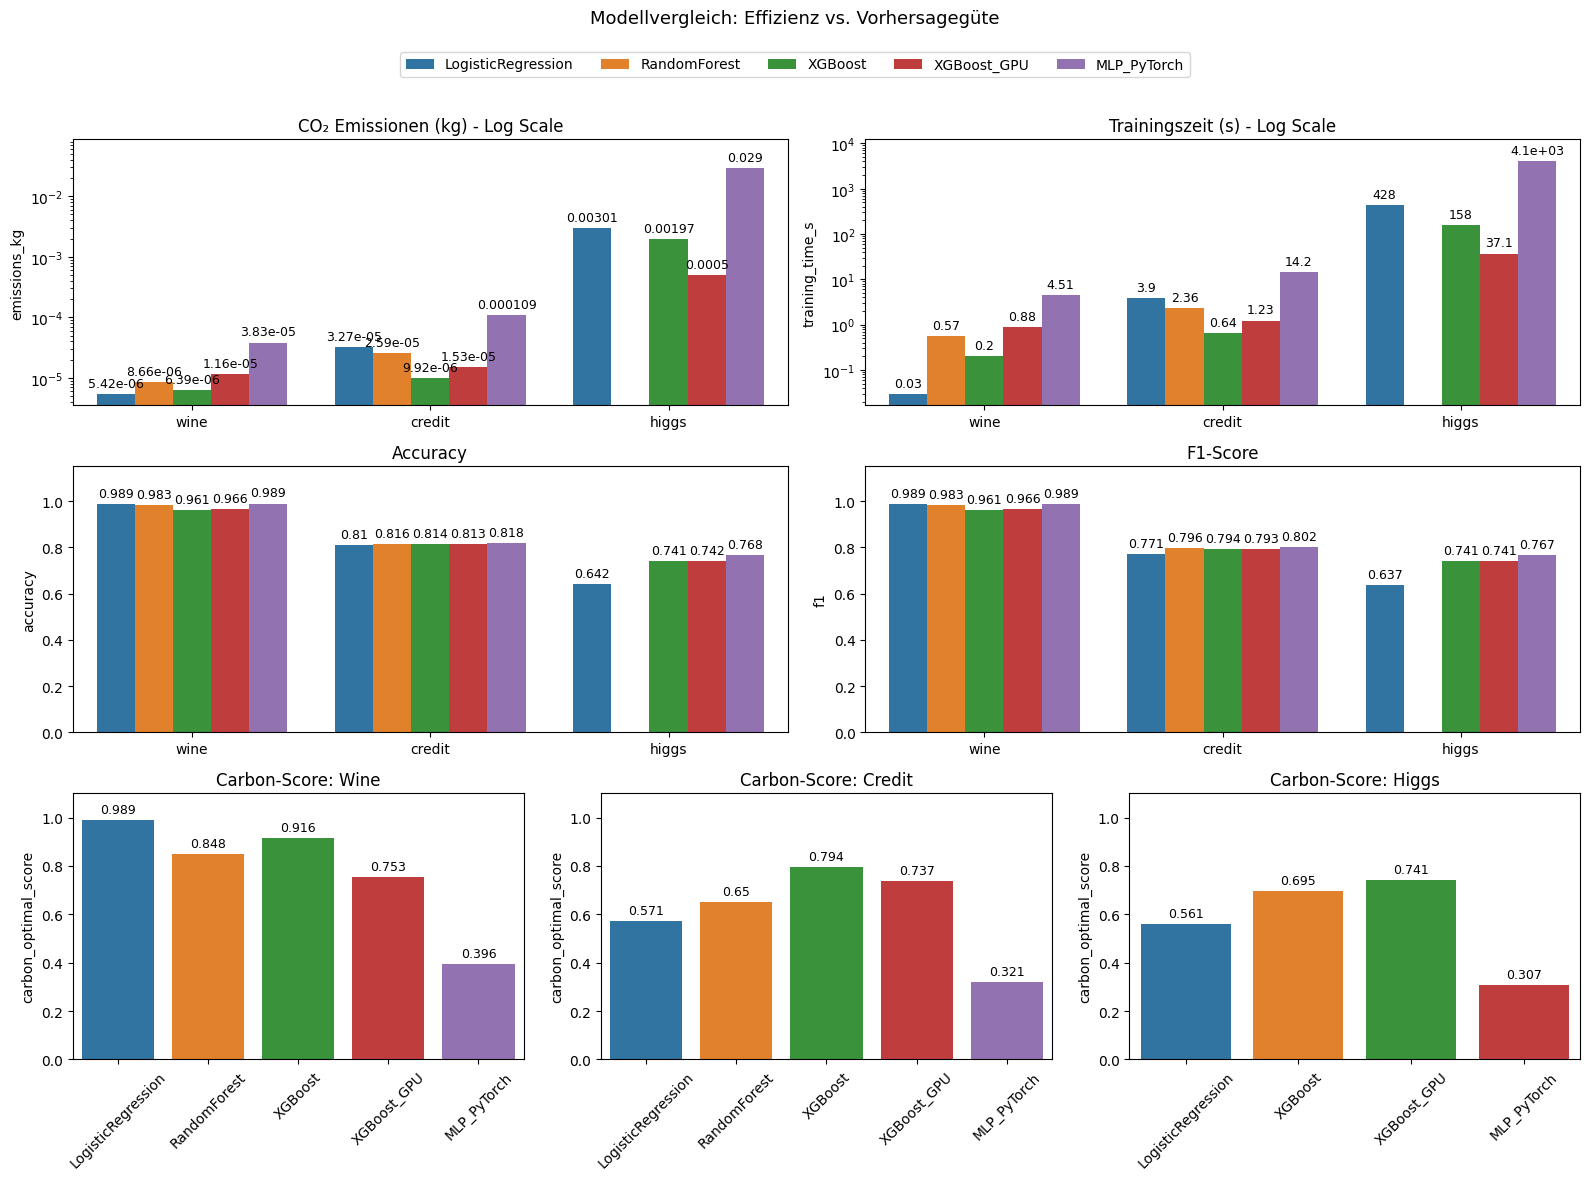
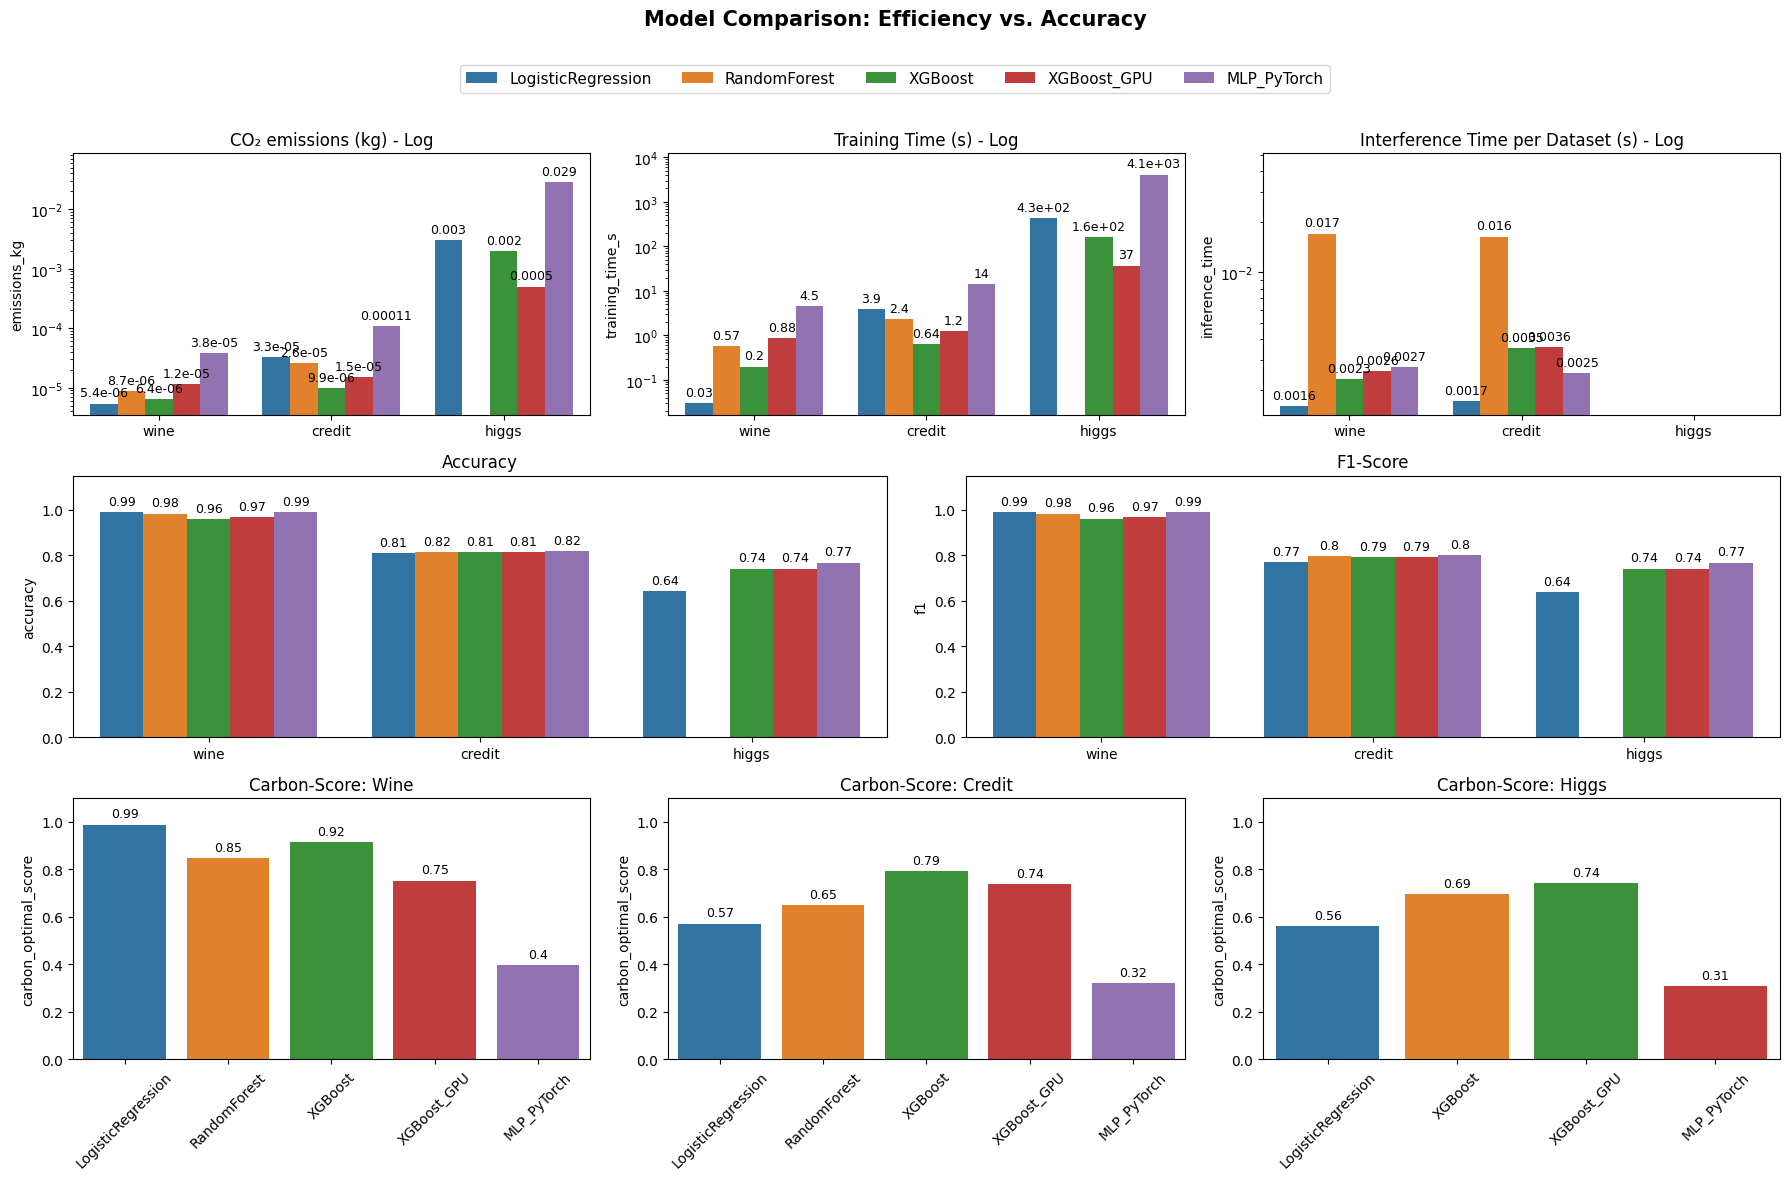
The notebook cell's code change between the first figure and the second:
--- before
+++ after
@@ -1,10 +1,20 @@
-df = pd.read_csv("../results/results.csv")
+import pandas as pd
+import matplotlib.pyplot as plt
+import seaborn as sns
 
-df = df[["timestamp", "model", "dataset", "nrows", "accuracy", "f1", "emissions_kg", "training_time_s"]]
+# 1. Beide CSV-Dateien einlesen
+df_results = pd.read_csv("../results/results.csv")
+df_inf = pd.read_csv("../results/inference_time.csv")
 
-df = df.drop_duplicates(subset=["dataset", "nrows", "model"], keep="last")
+df_results = df_results[["timestamp", "model", "dataset", "nrows", "accuracy", "f1", "emissions_kg", "training_time_s"]]
+
+# Duplikate in beiden DataFrames bereinigen
+df_results = df_results.drop_duplicates(subset=["dataset", "nrows", "model"], keep="last")
+df_inf = df_inf.drop_duplicates(subset=["dataset", "nrows", "model"], keep="last")
+
+# 2. DataFrames anhand von Modell, Datensatz und Zeilenanzahl zusammenführen (Merge)
+df = pd.merge(df_results, df_inf[["model", "dataset", "nrows", "inference_time"]], on=["model", "dataset", "nrows"], how="left")
 
 # l_1 gibt der Trainingszeit etwas weniger Gewicht während l_2 die emissions mit voller Gewichtung betrachtet.
-# so soll ein langsames Modell was aber nicht so viel verbraucht nicht so hart bestraft werden wie eins was einfach viel CO2 ausschüttet 
 l_1 = 0.5
 l_2 = 1
@@ -20,15 +30,17 @@
 df["carbon_optimal_score"] = df["f1"] / (1 + l_1 * df["time_scaled"] + l_2 * df["co2_scaled"])
 
+# 3. Layout anpassen: Erste Zeile hat nun 3 Plots (emissions, time, inf_time)
 layout = [
-    ["emissions", "emissions", "emissions", "time", "time", "time"],
+    ["emissions", "emissions", "time", "time", "inf_time", "inf_time"],
     ["acc", "acc", "acc", "f1", "f1", "f1"],
     ["carb_wine", "carb_wine", "carb_credit", "carb_credit", "carb_higgs", "carb_higgs"]
 ]
 
-fig, axes = plt.subplot_mosaic(layout, figsize=(16, 12))
-fig.suptitle("Modellvergleich: Effizienz vs. Vorhersagegüte", fontsize=13)
+fig, axes = plt.subplot_mosaic(layout, figsize=(18, 12)) # Breite leicht erhöht für 3 Plots nebeneinander
+fig.suptitle("Model Comparison: Efficiency vs. Accuracy", fontsize=15, fontweight='bold', y=0.98)
 
+# --- REIHE 1: Ressourcen & Zeit ---
 sns.barplot(data=df, x="dataset", y="emissions_kg", hue="model", ax=axes["emissions"])
-axes["emissions"].set_title("CO₂ Emissionen (kg) - Log Scale")
+axes["emissions"].set_title("CO₂ Emissions (kg) - Log")
 axes["emissions"].set_yscale("log")
 axes["emissions"].set_xlabel("")
@@ -36,9 +48,17 @@
 
 sns.barplot(data=df, x="dataset", y="training_time_s", hue="model", ax=axes["time"])
-axes["time"].set_title("Trainingszeit (s) - Log Scale")
+axes["time"].set_title("Training Time (s) - Log")
 axes["time"].set_yscale("log")
 axes["time"].set_xlabel("")
 axes["time"].set_ylim(top=df["training_time_s"].max() * 3)
 
+# NEU: Inferenzzeit Plot
+sns.barplot(data=df, x="dataset", y="inference_time", hue="model", ax=axes["inf_time"])
+axes["inf_time"].set_title("Interference Time per Dataset (s) - Log")
+axes["inf_time"].set_yscale("log")
+axes["inf_time"].set_xlabel("")
+axes["inf_time"].set_ylim(top=df["inference_time"].max() * 3)
+
+# --- REIHE 2: Vorhersagegüte ---
 sns.barplot(data=df, x="dataset", y="accuracy", hue="model", ax=axes["acc"])
 axes["acc"].set_title("Accuracy")
@@ -51,4 +71,5 @@
 axes["f1"].set_xlabel("")
 
+# --- REIHE 3: Custom Score ---
 datasets = ["wine", "credit", "higgs"]
 carb_keys = ["carb_wine", "carb_credit", "carb_higgs"]
@@ -62,18 +83,17 @@
     axes[key].tick_params(axis='x', rotation=45)
 
+# --- Labels und Legende ---
 for name, ax in axes.items():
     for container in ax.containers:
-        ax.bar_label(container, fmt="%.3g", padding=3, fontsize=9)
+        # fmt="%.2g" formatiert extrem kleine Zahlen (wie Inferenzzeiten) automatisch in wissenschaftliche Notation (z.B. 1.2e-05)
+        ax.bar_label(container, fmt="%.2g", padding=3, fontsize=9) 
     
-    # Remove EVERY individual legend inside the subplots
     if ax.get_legend():
         ax.get_legend().remove()
 
-# Create one master legend for the entire figure at the top center
 handles, labels = axes["emissions"].get_legend_handles_labels()
-fig.legend(handles, labels, loc='upper center', bbox_to_anchor=(0.5, 0.95), ncol=5, fontsize=10, title=None)
+fig.legend(handles, labels, loc='upper center', bbox_to_anchor=(0.5, 0.94), ncol=5, fontsize=11, title=None)
 
-# Adjust the top margin so the title and master legend don't overlap
-plt.tight_layout(rect=[0, 0, 1, 0.93]) 
+plt.tight_layout(rect=[0, 0, 1, 0.92]) 
 plt.savefig("../results/vergleich.png", dpi=150, bbox_inches="tight")
 plt.show()

Commit: translated the visualization